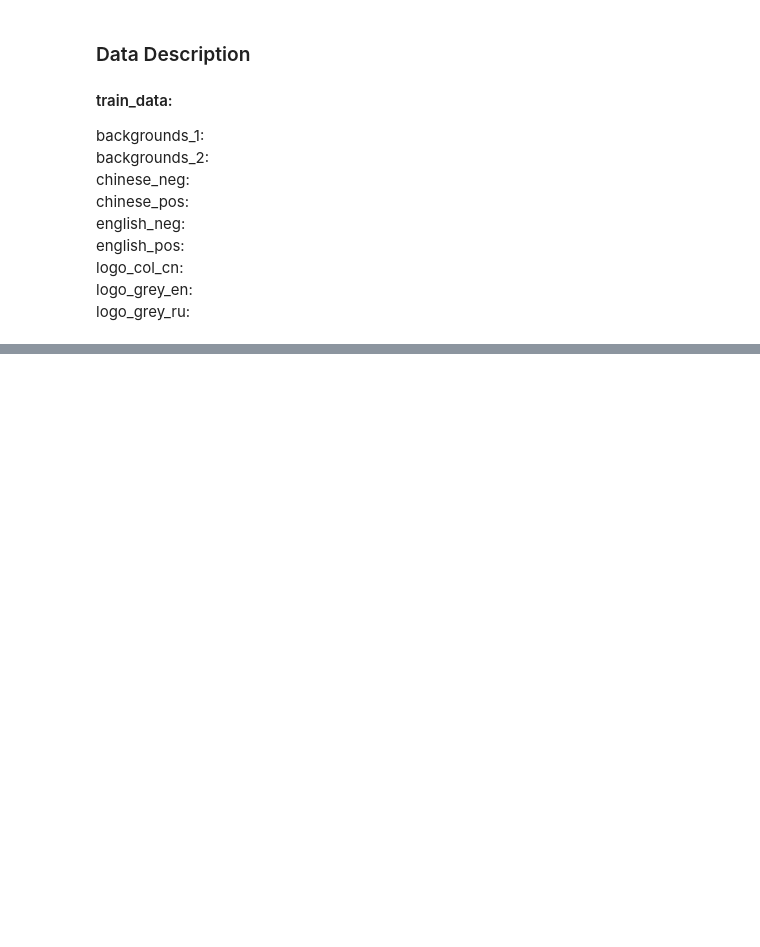
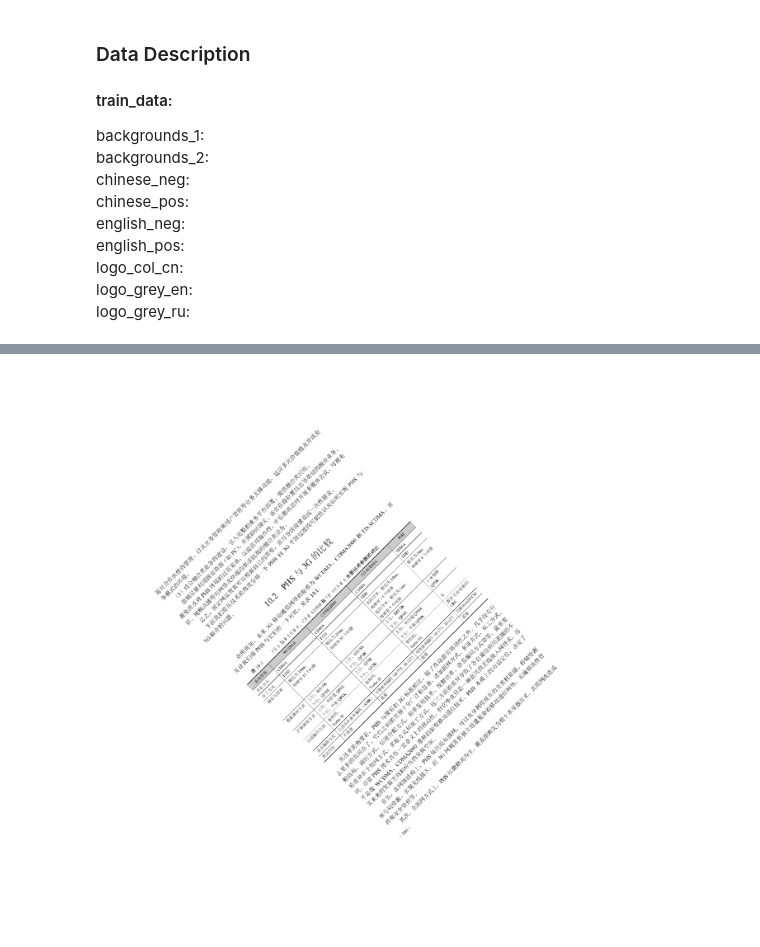
Before and after one commit to ht2459/OCR_Project, a Jupyter notebook: resnet.ipynb, the cells around one changed output, grey strips where cells are left out. Cells and saved outputs as stored; diff of their text form; code cells hidden in the pictures; blank space fills up the shorter version.

Commit message:
image_manipulation

```diff
--- a/resnet.ipynb
+++ b/resnet.ipynb
@@ -155,0 +137,5 @@ text[text < 255] = 0
+# %%
+img = Image.open('/data/Hangyu_Folder/OCR_Project/data/text.bmp')
+rotate(img, 45)
+# %% [output]
+[figure, added]
```
Also changed, not shown: parts of 16 cells of this notebook, 2 other files.
